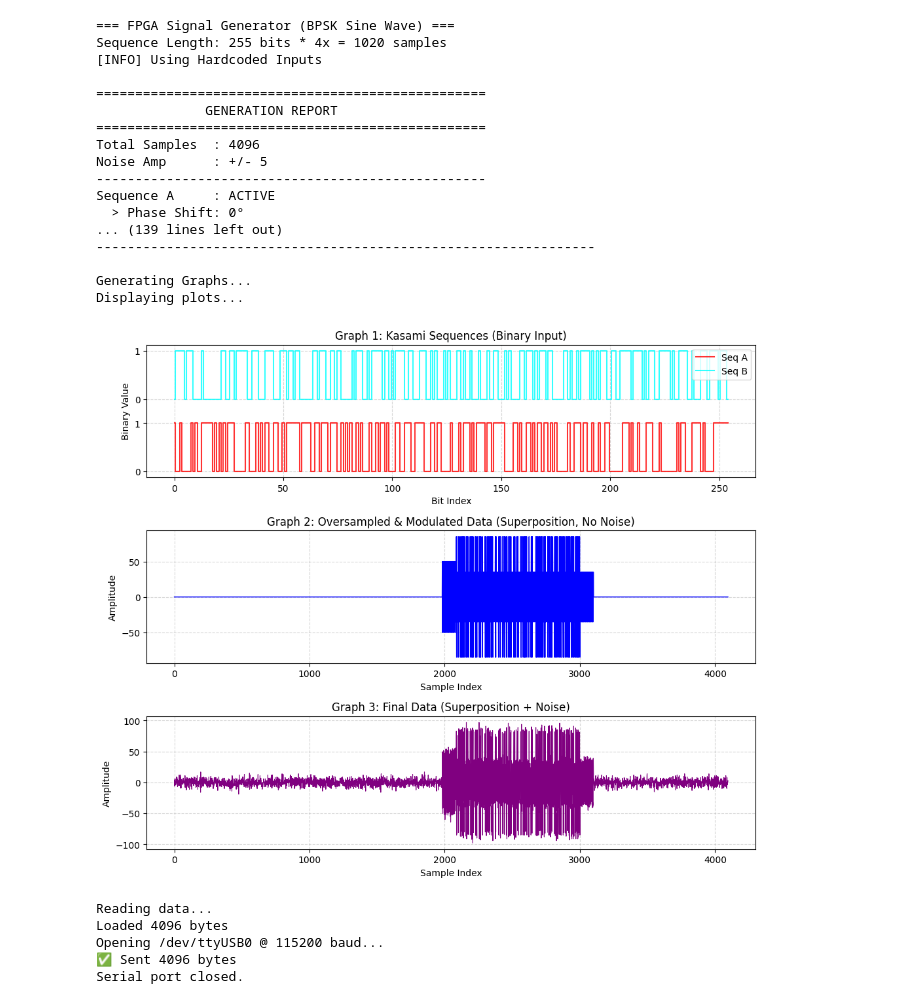
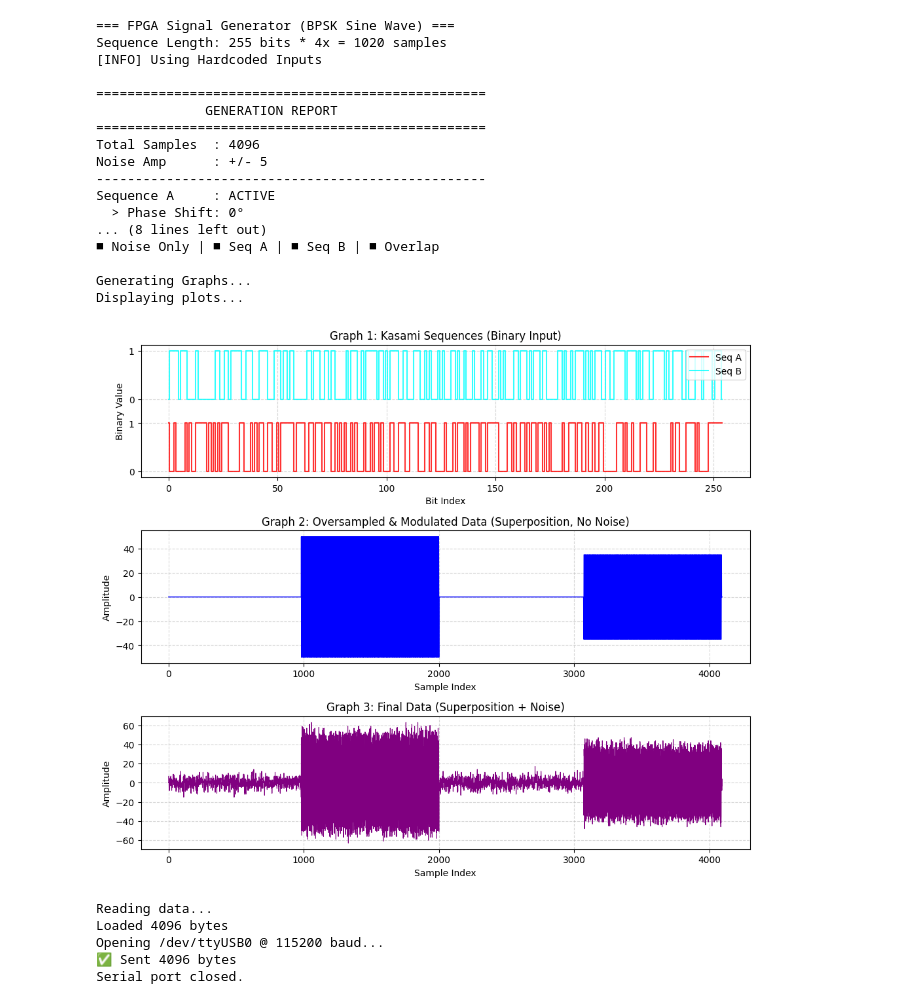
Before and after one commit to yzksl/fpga-lps-kasami-preamble, a Jupyter notebook: scripts/helper/implement/test_the_fpga.ipynb, the cells around one changed output. Saved outputs shown, nothing was run; the diff lists cells and outputs as text; code cells hidden in the pictures.

```diff
--- a/scripts/helper/implement/test_the_fpga.ipynb
+++ b/scripts/helper/implement/test_the_fpga.ipynb
@@ -17,7 +17,7 @@ USE_HARDCODED_INPUTS = True  # Set to False to test Phase Inputs
 # Defaults if USE_HARDCODED_INPUTS is True
 HC_TOTAL_SAMPLES = 4096
 HC_END_INDEX_A   = 0
-HC_END_INDEX_B   = 3000
+HC_END_INDEX_B   = 4096
 HC_PHASE_A       = 0      # Degrees
 HC_PHASE_B       = 45     # Degrees (Test the strong signal case)
 HC_SIGNAL_AMP    = 50
@@ -244,8 +224,8 @@ USE_HARDCODED_INPUTS = True  # Set to False to test Phase Inputs
 
 # Defaults if USE_HARDCODED_INPUTS is True
 HC_TOTAL_SAMPLES = 4096
-HC_END_INDEX_A   = 3000
-HC_END_INDEX_B   = 3100
+HC_END_INDEX_A   = 2000
+HC_END_INDEX_B   = 4088
 HC_PHASE_A       = 0      # Degrees
 HC_PHASE_B       = 45     # Degrees (Test the strong signal case)
 HC_SIGNAL_AMP    = 50
@@ -469,36 +449,36 @@ def main():
     ax2.grid(True, linestyle='--', alpha=0.5)
 
     # 3. Data after superposition with noise (Discrete, Final)
     ax3.plot(noisy_samples_for_plot, color='purple', linewidth=0.8)
     ax3.set_title('Graph 3: Final Data (Superposition + Noise)')
     ax3.set_xlabel('Sample Index')
     ax3.set_ylabel('Amplitude')
     ax3.grid(True, linestyle='--', alpha=0.5)
 
     print("Displaying plots...")
     plt.show()
 
 if __name__ == "__main__":
     main()
 # %% [output]
 === FPGA Signal Generator (BPSK Sine Wave) ===
 Sequence Length: 255 bits * 4x = 1020 samples
 [INFO] Using Hardcoded Inputs
 
 ==================================================
               GENERATION REPORT
 ==================================================
 Total Samples  : 4096
 Noise Amp      : +/- 5
 --------------------------------------------------
 Sequence A     : ACTIVE
   > Phase Shift: 0°
-... (139 lines left out)
-----------------------------------------------------------------
+... (8 lines left out)
+■ Noise Only | ■ Seq A | ■ Seq B | ■ Overlap
 
 Generating Graphs...
 Displaying plots...
-[figure, old version]
+[figure, new version]
 # %%
 import serial
 import sys
```
Also changed, not shown: parts of 3 cells of this notebook, 5 other files.
